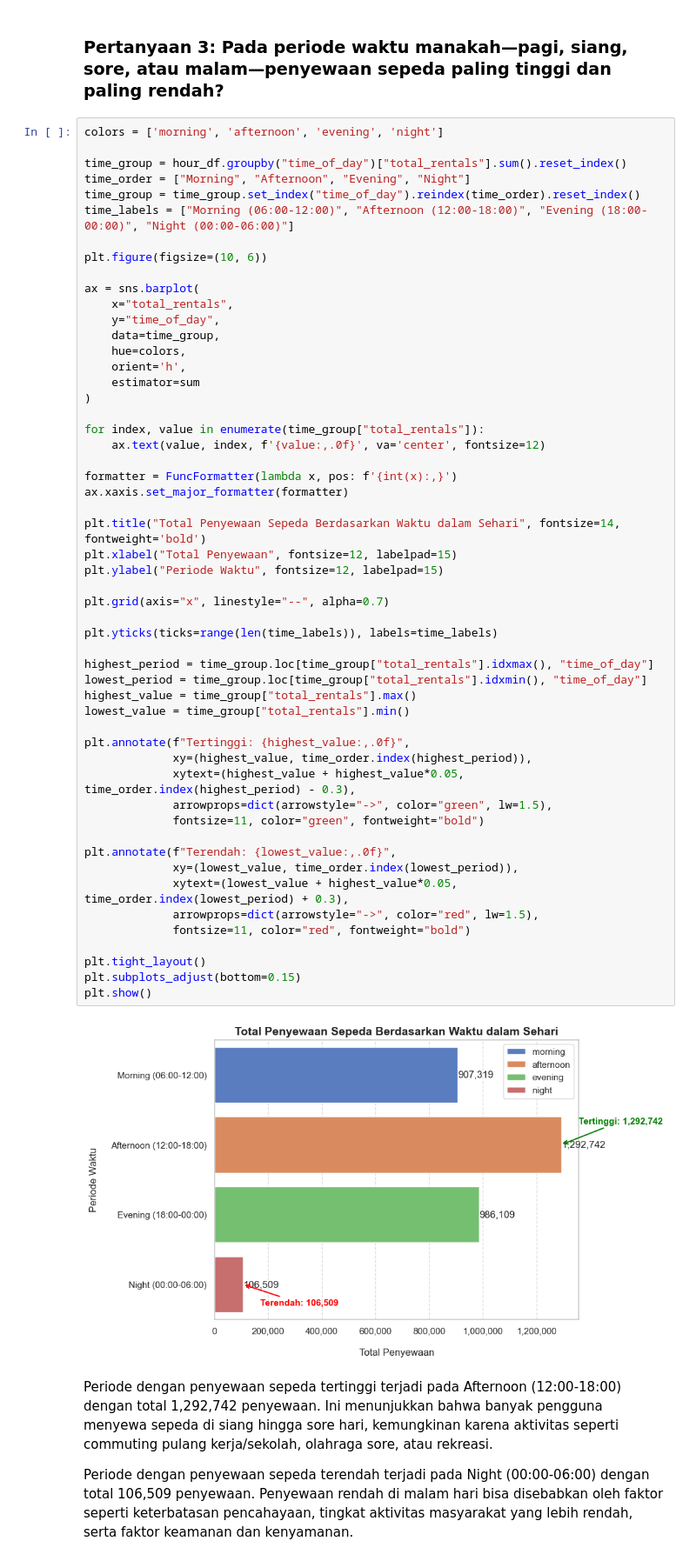
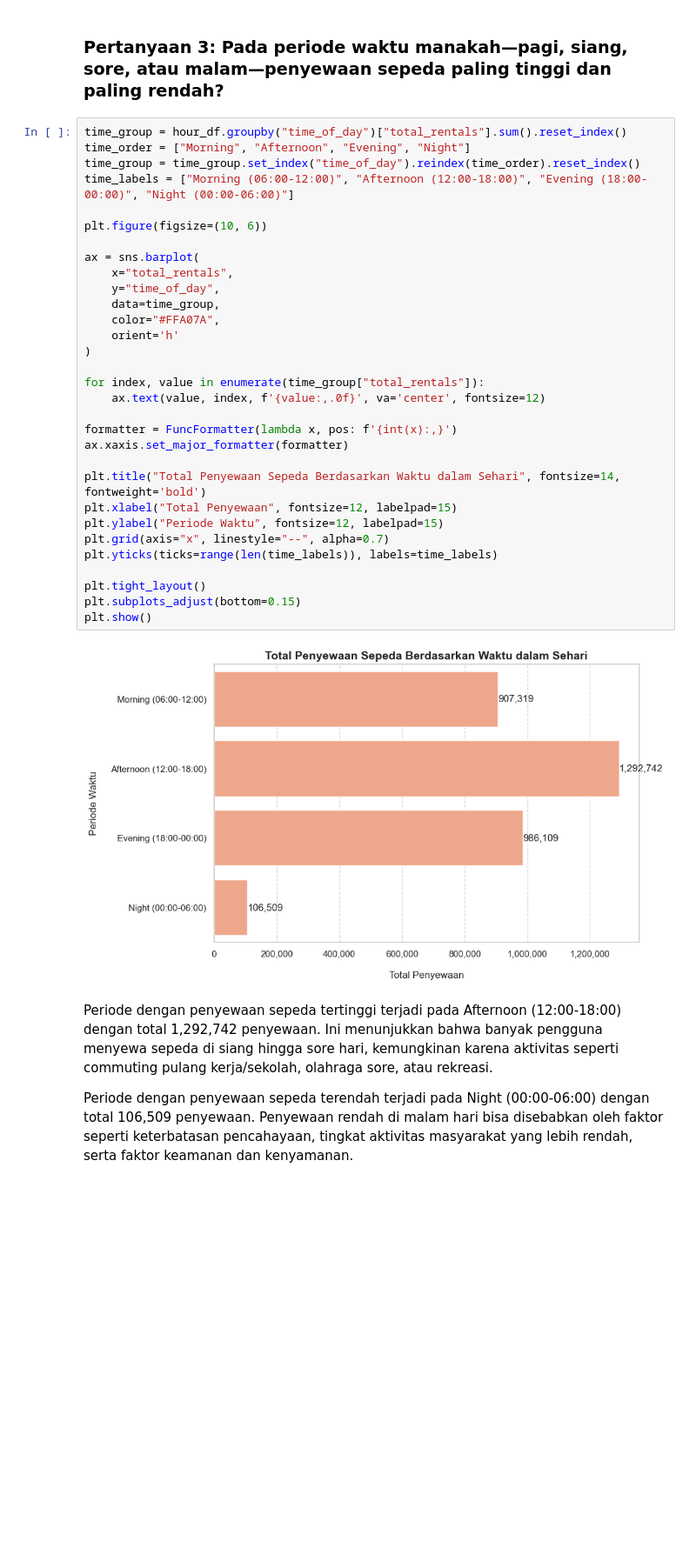
Before and after one commit to nabilaalt/Bike-Sharing-Analysis, a Jupyter notebook: notebook.ipynb, the cells around one changed output. Shown at 87% size. Saved outputs shown, nothing was run; the diff lists cells and outputs as text; blank space fills up the shorter version.

```diff
--- a/notebook.ipynb
+++ b/notebook.ipynb
@@ -777,60 +728,38 @@ Hari kerja memiliki dua puncak penyewaan, yaitu:
 # %% [markdown]
 ### Pertanyaan 3: Pada periode waktu manakah—pagi, siang, sore, atau malam—penyewaan sepeda paling tinggi dan paling rendah?
 # %%
-colors = ['morning', 'afternoon', 'evening', 'night']
-
 time_group = hour_df.groupby("time_of_day")["total_rentals"].sum().reset_index()
 time_order = ["Morning", "Afternoon", "Evening", "Night"]
 time_group = time_group.set_index("time_of_day").reindex(time_order).reset_index()
 time_labels = ["Morning (06:00-12:00)", "Afternoon (12:00-18:00)", "Evening (18:00-00:00)", "Night (00:00-06:00)"]
 
 plt.figure(figsize=(10, 6))
 
 ax = sns.barplot(
     x="total_rentals",
     y="time_of_day",
     data=time_group,
-    hue=colors,
-    orient='h',
-    estimator=sum
+    color="#FFA07A",
+    orient='h'
 )
 
 for index, value in enumerate(time_group["total_rentals"]):
     ax.text(value, index, f'{value:,.0f}', va='center', fontsize=12)
 
 formatter = FuncFormatter(lambda x, pos: f'{int(x):,}')
 ax.xaxis.set_major_formatter(formatter)
 
 plt.title("Total Penyewaan Sepeda Berdasarkan Waktu dalam Sehari", fontsize=14, fontweight='bold')
 plt.xlabel("Total Penyewaan", fontsize=12, labelpad=15)
 plt.ylabel("Periode Waktu", fontsize=12, labelpad=15)
-
 plt.grid(axis="x", linestyle="--", alpha=0.7)
-
 plt.yticks(ticks=range(len(time_labels)), labels=time_labels)
-
-highest_period = time_group.loc[time_group["total_rentals"].idxmax(), "time_of_day"]
-lowest_period = time_group.loc[time_group["total_rentals"].idxmin(), "time_of_day"]
-highest_value = time_group["total_rentals"].max()
-lowest_value = time_group["total_rentals"].min()
-
-plt.annotate(f"Tertinggi: {highest_value:,.0f}",
-             xy=(highest_value, time_order.index(highest_period)),
-             xytext=(highest_value + highest_value*0.05, time_order.index(highest_period) - 0.3),
-             arrowprops=dict(arrowstyle="->", color="green", lw=1.5),
-             fontsize=11, color="green", fontweight="bold")
-
-plt.annotate(f"Terendah: {lowest_value:,.0f}",
-             xy=(lowest_value, time_order.index(lowest_period)),
-             xytext=(lowest_value + highest_value*0.05, time_order.index(lowest_period) + 0.3),
-             arrowprops=dict(arrowstyle="->", color="red", lw=1.5),
-             fontsize=11, color="red", fontweight="bold")
 
 plt.tight_layout()
 plt.subplots_adjust(bottom=0.15)
 plt.show()
 # %% [output]
-[figure, old version]
+[figure, new version]
 # %% [markdown]
 Periode dengan penyewaan sepeda tertinggi terjadi pada Afternoon (12:00-18:00) dengan total 1,292,742 penyewaan. Ini menunjukkan bahwa banyak pengguna menyewa sepeda di siang hingga sore hari, kemungkinan karena aktivitas seperti commuting pulang kerja/sekolah, olahraga sore, atau rekreasi.
 
```
Also changed, not shown: parts of 5 cells of this notebook, 2 other files.
